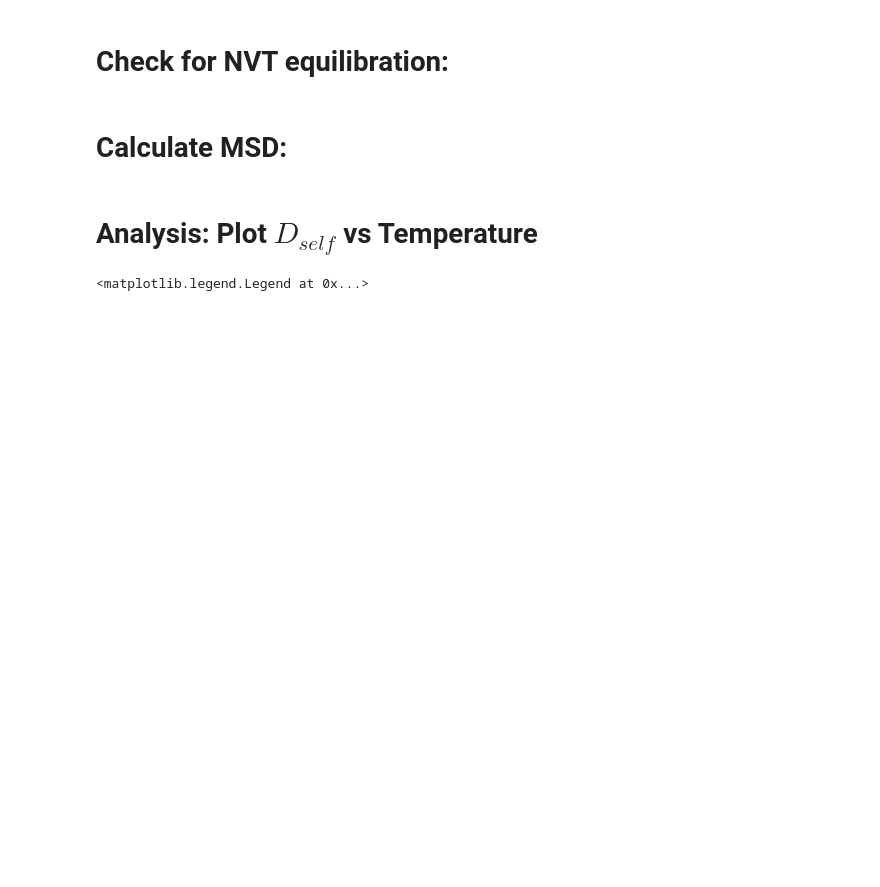
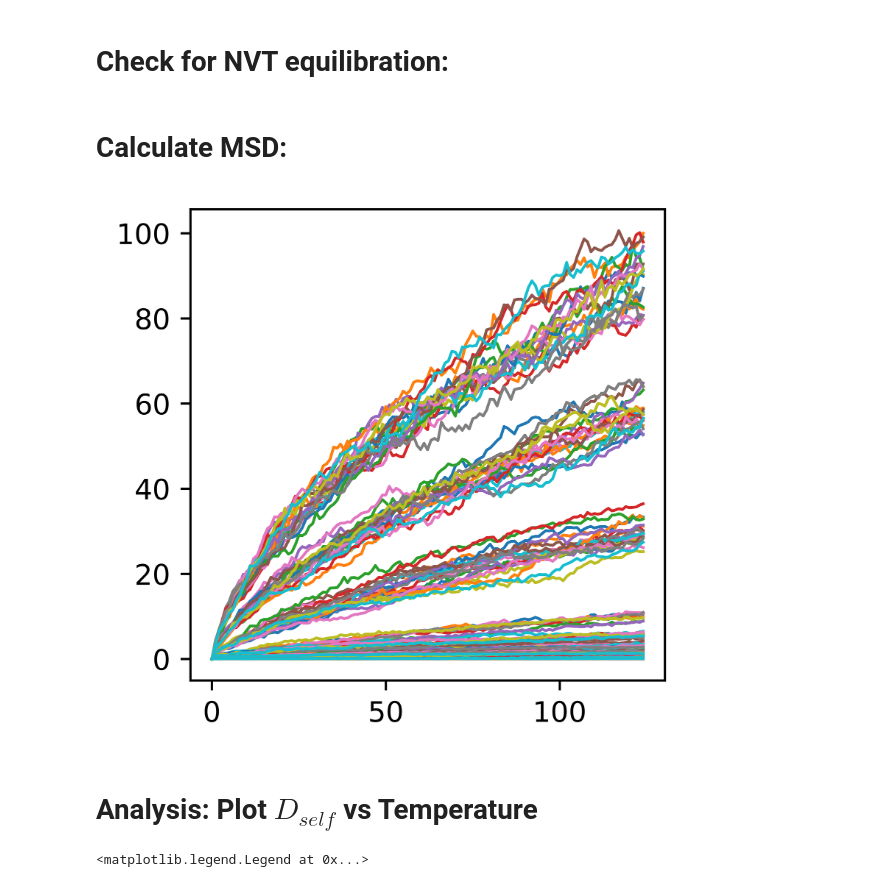
Before and after one commit to chrisjonesBSU/pps-msibi, a Jupyter notebook: notebooks/sampling-msd.ipynb, the cells around one changed output. Cells and saved outputs as stored; diff of their text form; code cells hidden in the pictures; blank space fills up the shorter version.

```diff
--- a/notebooks/sampling-msd.ipynb
+++ b/notebooks/sampling-msd.ipynb
@@ -115,36 +125,39 @@ start_frame = 20
 end_frame = 500 - chunk_size
 n_samples = 10
 
-for job in project.find_jobs(filter={"doc.nvt_equilibrated": True, "doc.msd_sampled": False}):
+for job in project.find_jobs(filter={"doc.nvt_equilibrated": True, "doc.msd_sampled": True}):
     fpath = job.fn(f"trajectory-nvt{job.doc.nvt_runs-1}.gsd")
+    fpath = job.fn("trajectory-nvt-msd.gsd")
     with gsd.hoomd.open(fpath) as traj:
         end_frame = len(traj) - chunk_size
         random_starts = np.random.randint(start_frame, end_frame, n_samples)
 
     window_slopes = []
     steps_per_frame = job.sp.gsd_write_freq
     ts = job.doc.real_time_step * 1e-15
     ts_frame = steps_per_frame * ts
 
     for i in random_starts:
         msd = msd_from_gsd(
             gsdfile=fpath,
             start=int(i),
             stop=int(i) + chunk_size,
             atom_types="all",
             msd_mode="direct"
         )
 
         msd_data = np.copy(msd.msd)
         msd_data *= job.doc.ref_length**2 * 1e-18
         time = np.arange(0, chunk_size, 1) * ts_frame
         mid_chunk = msd_data[len(msd_data)//4:-len(msd_data)//4]
         mid_chunk_time = time[len(time)//4:-len(time)//4]
         window_slopes.append((mid_chunk[-1] - mid_chunk[0])/(mid_chunk_time[-1] - mid_chunk_time[0]))
         plt.plot(msd.msd)
     job.doc.D = np.mean(window_slopes)
     job.doc.D_std = np.std(window_slopes)
     job.doc.msd_sampled = True
+# %% [output]
+[figure, added]
 # %% [markdown]
 # Analysis: Plot $D_{self}$ vs Temperature
 # %%
```
Also changed, not shown: parts of 4 cells of this notebook, 12 other files.
